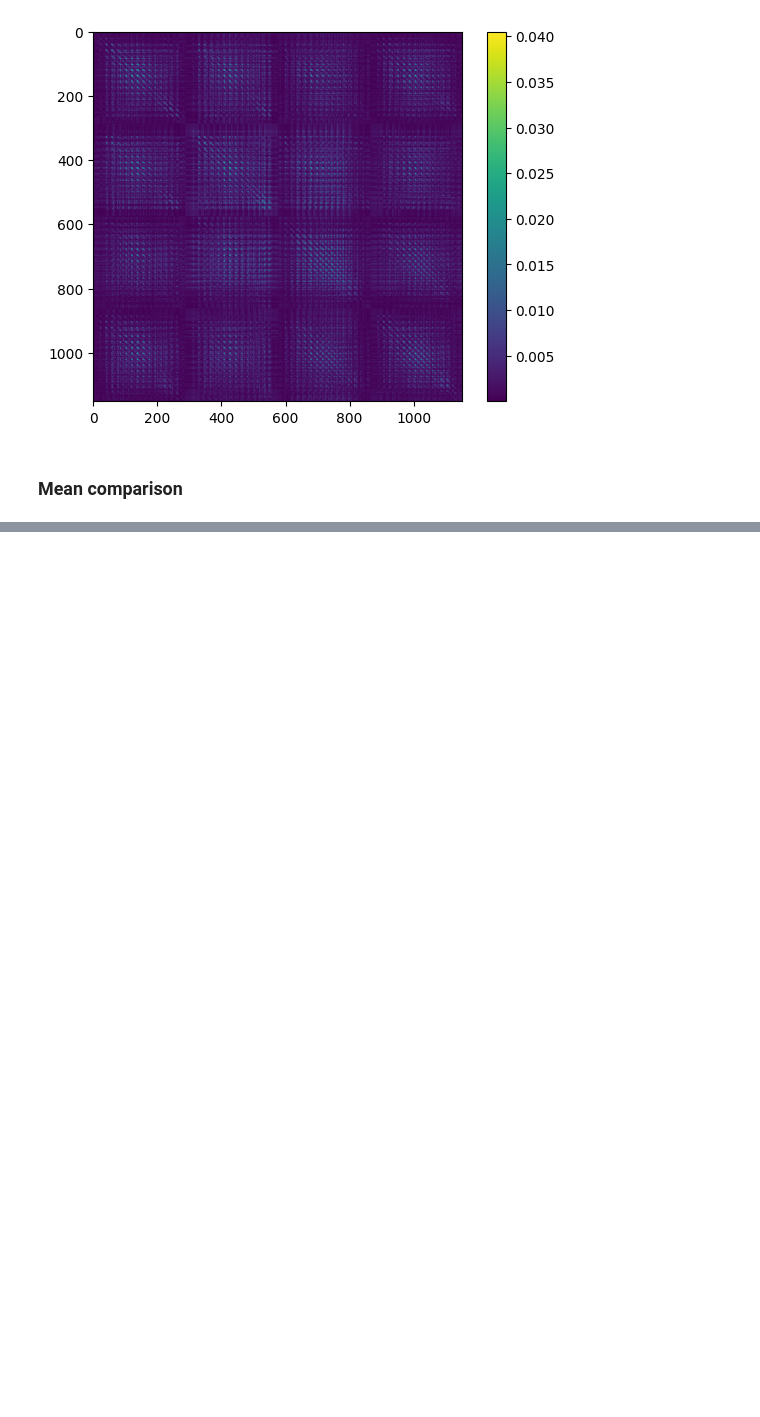
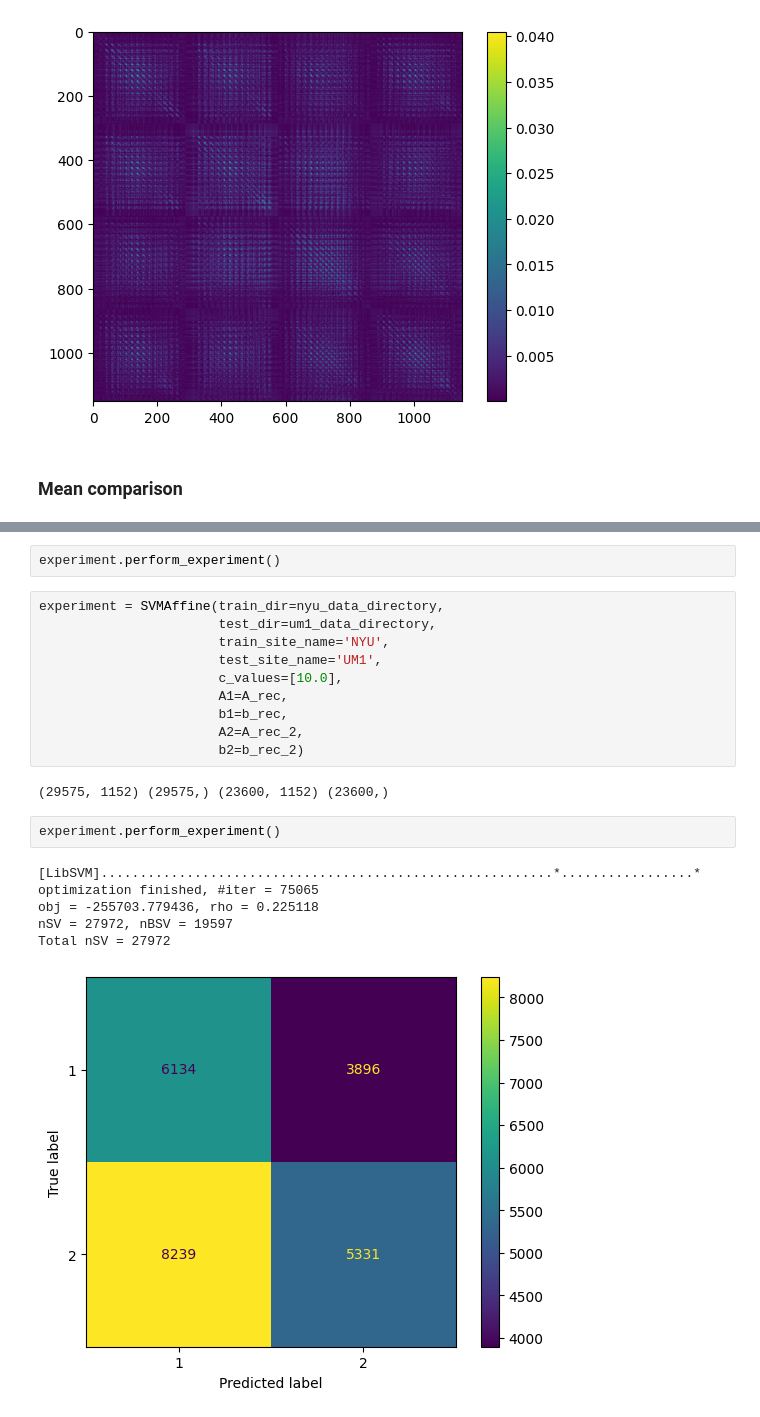
Before and after one commit to balazsmorv/fmri_classifier, a Jupyter notebook: Notebook experiments/Transforms/Affine transform.ipynb, the cells around one changed output, grey strips where cells are left out. Cells and saved outputs as stored; diff of their text form; blank space fills up the shorter version.

```diff
--- a/Notebook experiments/Transforms/Affine transform.ipynb
+++ b/Notebook experiments/Transforms/Affine transform.ipynb
@@ -121,0 +223,23 @@ np.sum(np.sqrt(diff**2)), np.sum(np.sqrt(diff_rand**2)), np.sum(np.sqrt(diff_sit
+# %%
+experiment.perform_experiment()
+# %%
+experiment = SVMAffine(train_dir=nyu_data_directory,
+                       test_dir=um1_data_directory,
+                       train_site_name='NYU',
+                       test_site_name='UM1',
+                       c_values=[10.0],
+                       A1=A_rec,
+                       b1=b_rec,
+                       A2=A_rec_2,
+                       b2=b_rec_2)
+# %% [output]
+(29575, 1152) (29575,) (23600, 1152) (23600,)
+# %%
+experiment.perform_experiment()
+# %% [output]
+[LibSVM]..........................................................*.................*
+optimization finished, #iter = 75065
+obj = -255703.779436, rho = 0.225118
+nSV = 27972, nBSV = 19597
+Total nSV = 27972
+[figure, added]
```
Also changed, not shown: parts of 18 cells of this notebook, 4 other files.
